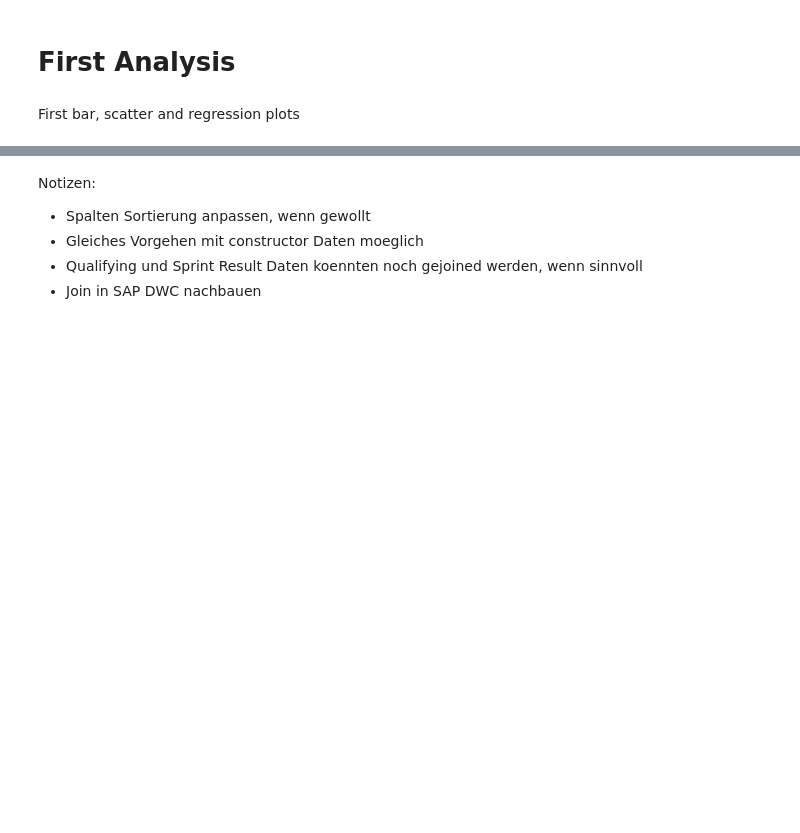
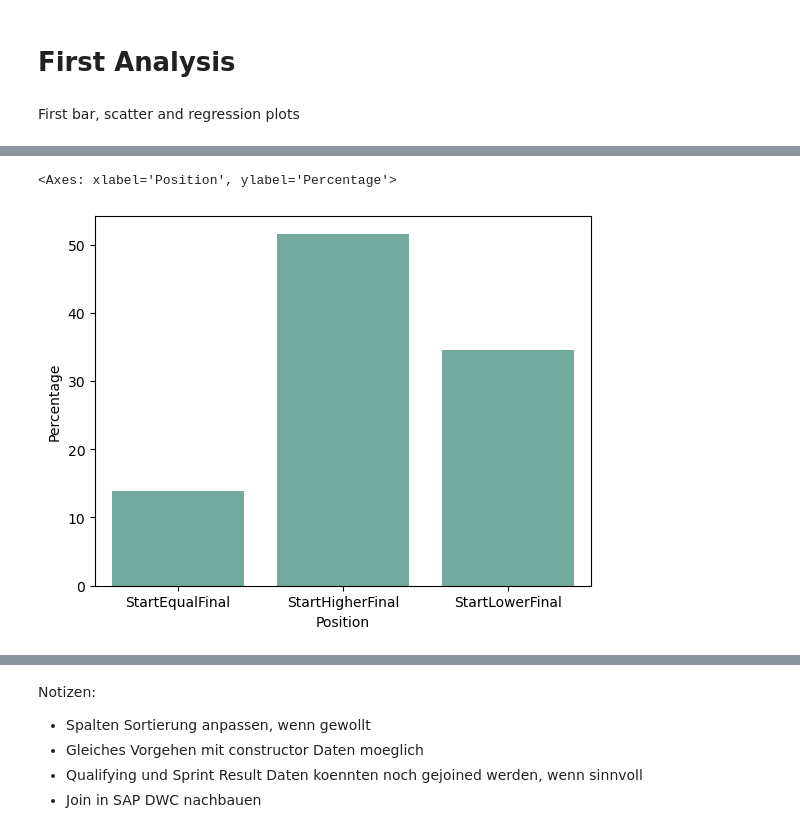
Before and after one commit to NicoHenzel/DataWarehouseWorkshop, a Jupyter notebook: DataExploration.ipynb, the cells around one changed output, grey strips where cells are left out. Saved outputs shown, nothing was run; the diff lists cells and outputs as text; code cells hidden in the pictures; blank space fills up the shorter version.

```diff
--- a/DataExploration.ipynb
+++ b/DataExploration.ipynb
@@ -675,0 +734,27 @@ First bar, scatter and regression plots
+# %%
+# count rows where starting and end position are the same
+startEqualFinalPos = sum(df_driver_final_startEnd.startingPos == df_driver_final_startEnd.finalPos)
+# count rows where driver got a worse final position compared to starting position
+startHigherFinalPos = sum(df_driver_final_startEnd.startingPos > df_driver_final_startEnd.finalPos)
+# count rows where driver got a better final position compared to starting position
+startLowerFinalPos = sum(df_driver_final_startEnd.startingPos < df_driver_final_startEnd.finalPos)
+# count rows where driver did not finish first despite starting at pole position
+lostPolePosition = sum((df_driver_final_startEnd.startingPos == 1) & (df_driver_final_startEnd.finalPos != 1))
+# count rows where driver finished first while starting at pole position
+keptPolePosition = sum((df_driver_final_startEnd.startingPos == 1) & (df_driver_final_startEnd.finalPos == 1))
+
+totalRows = len(df_driver_final_startEnd)
+RowsPolePosition = sum(df_driver_final_startEnd.startingPos == 1)
+
+# calculate percentages
+RelationStartEqualFinal = round(100 * startEqualFinalPos / totalRows,2)
+RelationStartHigherFinal = round(100 * startHigherFinalPos / totalRows,2)
+RelationStartLowerFinal = round(100 * startLowerFinalPos / totalRows,2)
+RelationlostPolePosition = round(100 * lostPolePosition / RowsPolePosition,2)
+RelationkeptPolePosition = round(100 * keptPolePosition / RowsPolePosition,2)
+# %%
+data_Rel = {'Position': ["StartEqualFinal",'StartHigherFinal',"StartLowerFinal"],
+            'Percentage': [RelationStartEqualFinal,RelationStartHigherFinal,RelationStartLowerFinal]
+            }
+
+df_relationStartFinalPos = pd.DataFrame(data_Rel)
@@ -675,0 +767,11 @@ First bar, scatter and regression plots
+# %%
+sns.barplot(
+    y="Percentage",
+    x="Position",
+    data=df_relationStartFinalPos,
+    #estimator=sum,
+    ci=None,
+    color='#69b3a2')
+# %% [output]
+<Axes: xlabel='Position', ylabel='Percentage'>
+[figure, added]
```
Also changed, not shown: parts of 10 cells of this notebook, 1 other file.
